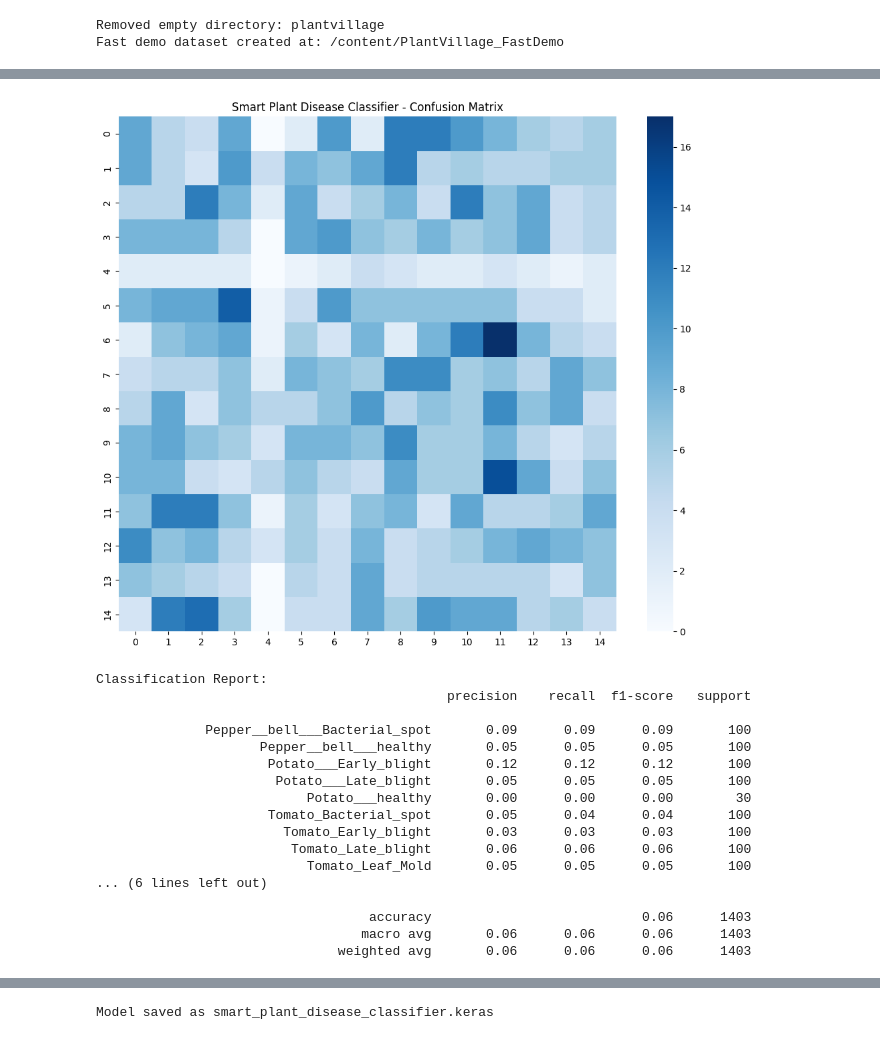
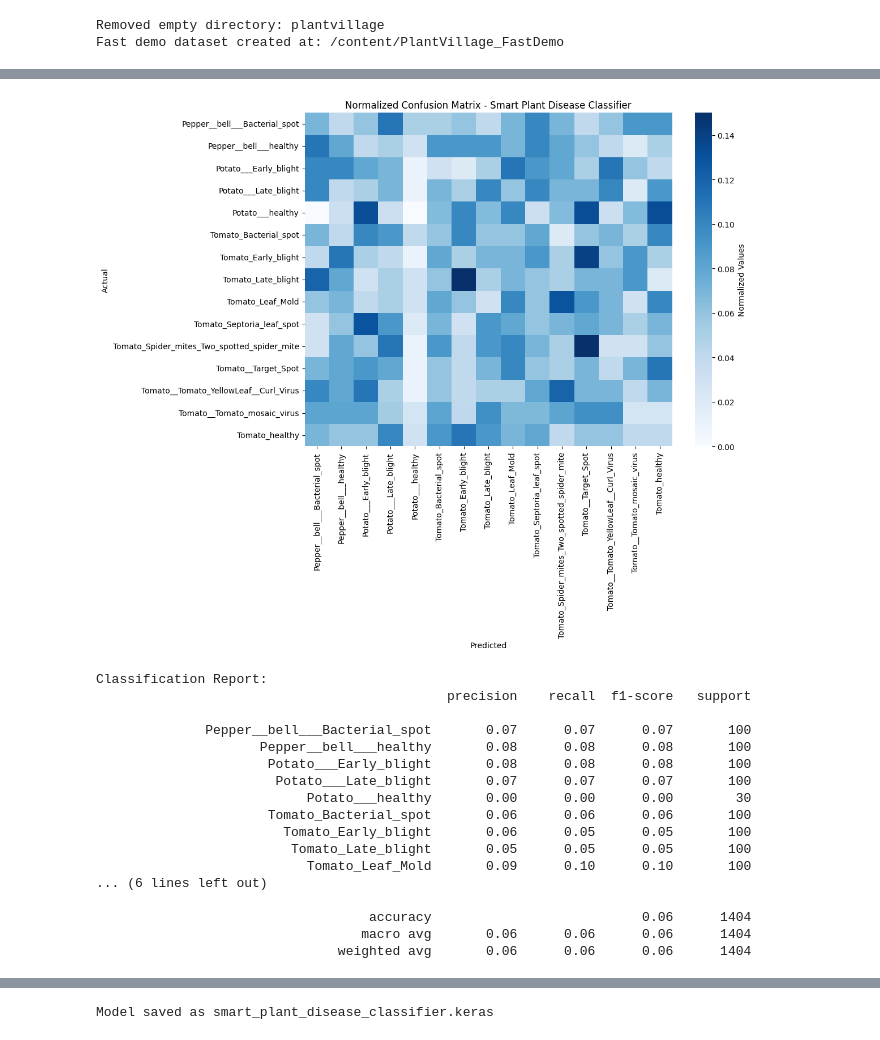
Before and after one commit to ChirathiSomadasa/Deep_Learning_Assignment, a Jupyter notebook: Deep_Learning_Assignment.ipynb, the cells around one changed output, grey strips where cells are left out. Saved outputs shown, nothing was run; the diff lists cells and outputs as text; code cells hidden in the pictures.

```diff
--- a/Deep_Learning_Assignment.ipynb
+++ b/Deep_Learning_Assignment.ipynb
@@ -775,10 +1030,10 @@ Epoch 10/10
 # %%
-# STEP 8: Evaluation
 from sklearn.metrics import classification_report, confusion_matrix
 import numpy as np
 import seaborn as sns
+import matplotlib.pyplot as plt
 
-# Evaluate final model
+# STEP 8: Evaluation
 val_loss, val_acc = model.evaluate(valid_generator)
 print(f"Final Validation Accuracy: {val_acc:.4f}, Loss: {val_loss:.4f}")
 
@@ -786,11 +1041,26 @@ print(f"Final Validation Accuracy: {val_acc:.4f}, Loss: {val_loss:.4f}")
 y_true = valid_generator.classes
 y_pred = np.argmax(model.predict(valid_generator), axis=1)
 
-# Confusion Matrix
-cm = confusion_matrix(y_true, y_pred)
-plt.figure(figsize=(12,10))
-sns.heatmap(cm, annot=False, cmap="Blues")
-plt.title("Smart Plant Disease Classifier - Confusion Matrix")
+# Confusion Matrix (Normalized)
+cm = confusion_matrix(y_true, y_pred, normalize='true')
+
+# Plotting Confusion Matrix
+plt.figure(figsize=(12, 10))
+sns.heatmap(
+    cm,
+    annot=False,
+    cmap='Blues',
+    xticklabels=valid_generator.class_indices.keys(),
+    yticklabels=valid_generator.class_indices.keys(),
+    fmt='.2f',
+    cbar_kws={'label': 'Normalized Values'}
+)
+plt.title("Normalized Confusion Matrix - Smart Plant Disease Classifier")
+plt.xlabel("Predicted")
+plt.ylabel("Actual")
+plt.xticks(rotation=90)
+plt.yticks(rotation=0)
+plt.tight_layout()
 plt.show()
 
 # Classification Report
@@ -803,21 +1073,21 @@ Final Validation Accuracy: 0.9095, Loss: 0.3251
-[figure, old version]
+[figure, new version]
 Classification Report:
                                              precision    recall  f1-score   support
 
-              Pepper__bell___Bacterial_spot       0.09      0.09      0.09       100
-                     Pepper__bell___healthy       0.05      0.05      0.05       100
-                      Potato___Early_blight       0.12      0.12      0.12       100
-                       Potato___Late_blight       0.05      0.05      0.05       100
+              Pepper__bell___Bacterial_spot       0.07      0.07      0.07       100
+                     Pepper__bell___healthy       0.08      0.08      0.08       100
+                      Potato___Early_blight       0.08      0.08      0.08       100
+                       Potato___Late_blight       0.07      0.07      0.07       100
                            Potato___healthy       0.00      0.00      0.00        30
-                      Tomato_Bacterial_spot       0.05      0.04      0.04       100
-                        Tomato_Early_blight       0.03      0.03      0.03       100
-                         Tomato_Late_blight       0.06      0.06      0.06       100
-                           Tomato_Leaf_Mold       0.05      0.05      0.05       100
+                      Tomato_Bacterial_spot       0.06      0.06      0.06       100
+                        Tomato_Early_blight       0.06      0.05      0.05       100
+                         Tomato_Late_blight       0.05      0.05      0.05       100
+                           Tomato_Leaf_Mold       0.09      0.10      0.10       100
 ... (6 lines left out)
 
-                                   accuracy                           0.06      1403
-                                  macro avg       0.06      0.06      0.06      1403
-                               weighted avg       0.06      0.06      0.06      1403
+                                   accuracy                           0.06      1404
+                                  macro avg       0.06      0.06      0.06      1404
+                               weighted avg       0.06      0.06      0.06      1404
 # %%
 # STEP 9: Test Prediction Function
 import cv2
```
Also changed, not shown: parts of 41 cells of this notebook.
